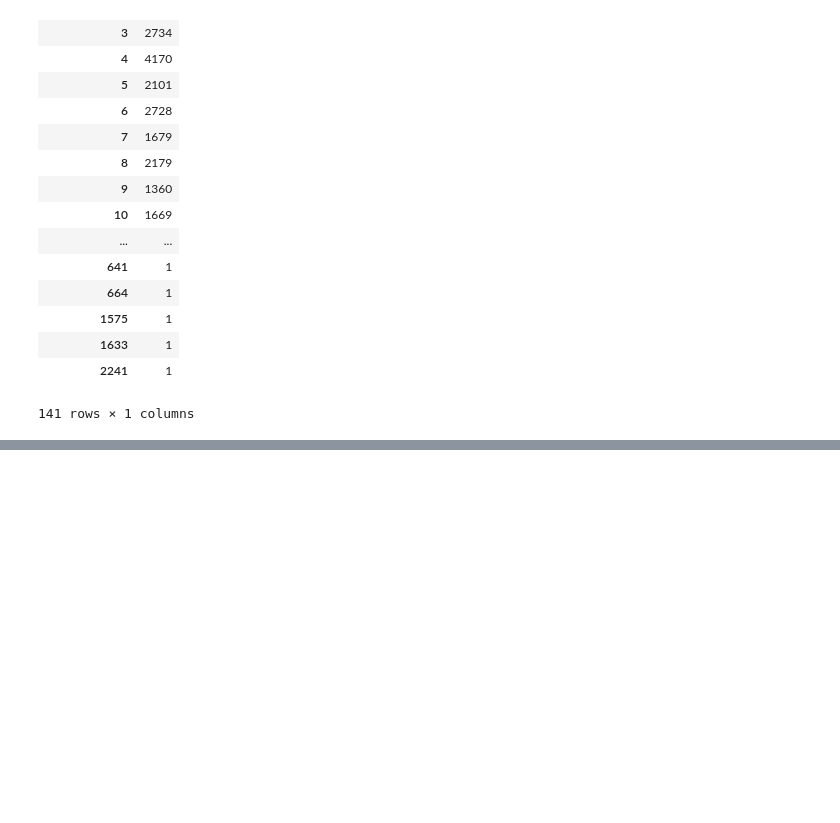
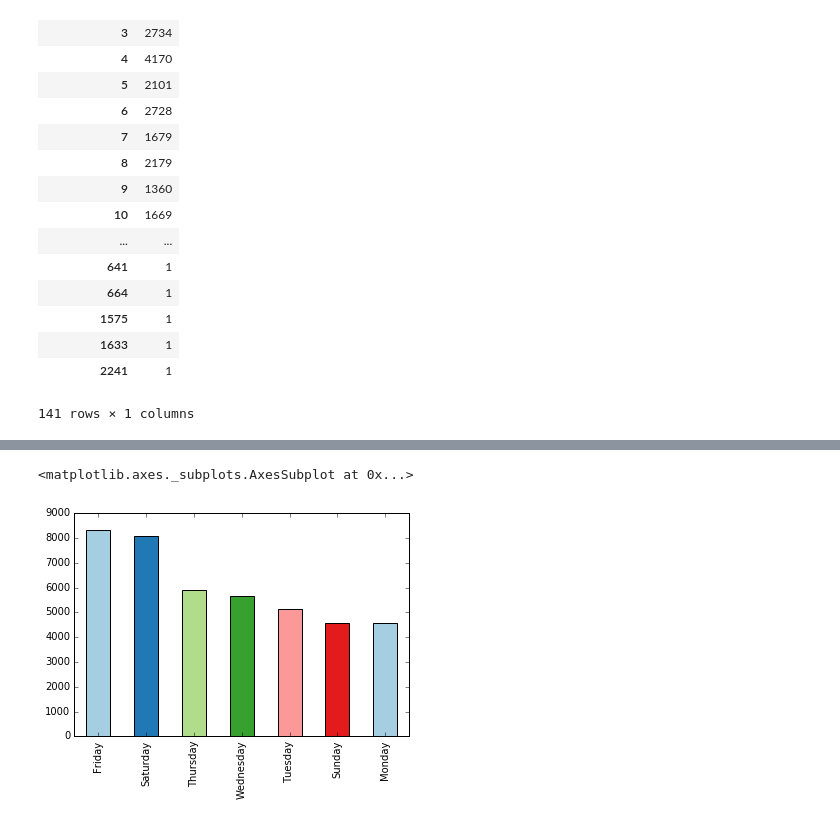
Before and after one commit to jieunyoo/kaggle-recruit-restaurant-predictions, a Jupyter notebook: 03-data-visualization.ipynb, the cells around one changed output, grey strips where cells are left out. Saved outputs shown, nothing was run; the diff lists cells and outputs as text; code cells hidden in the pictures; blank space fills up the shorter version.

```diff
--- a/03-data-visualization.ipynb
+++ b/03-data-visualization.ipynb
@@ -102,0 +109,5 @@ pd.crosstab(index=trainDF['reserve_visitors'],columns="count")
+# %%
+trainDF['day_of_week'].value_counts().plot(kind='bar')
+# %% [output]
+<matplotlib.axes._subplots.AxesSubplot at 0x...>
+[figure, added]
```
Also changed, not shown: parts of 6 cells of this notebook.
